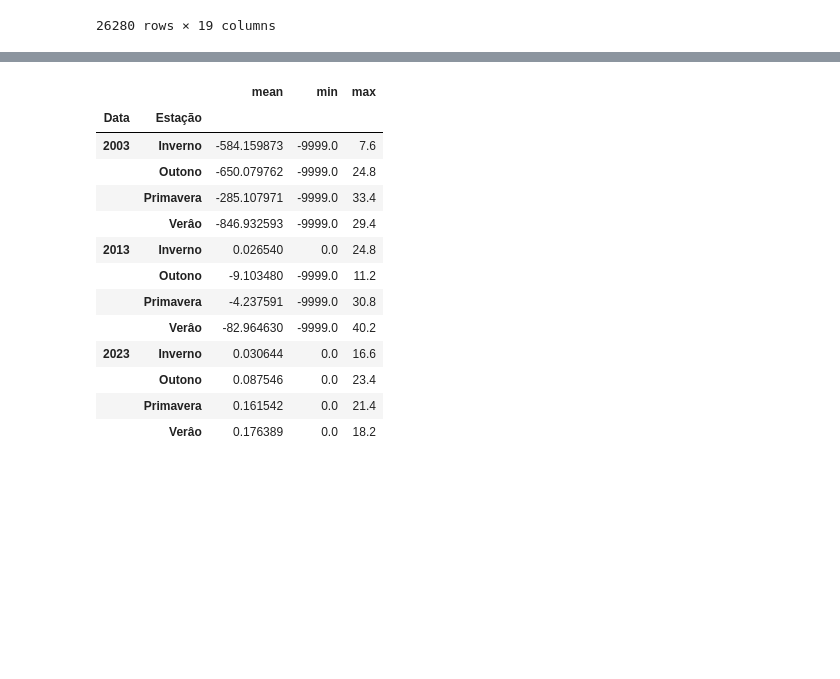
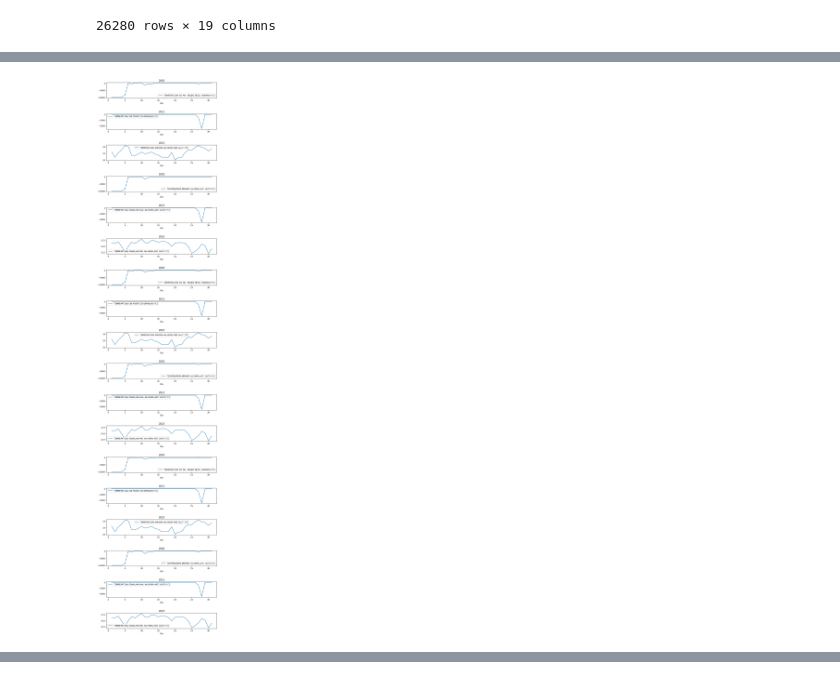
Before and after one commit to AllanaCampos/Python_Basico, a Jupyter notebook: Myllena/P009/P009.ipynb, the cells around one changed output, grey strips where cells are left out. Saved outputs shown, nothing was run; the diff lists cells and outputs as text; code cells hidden in the pictures; blank space fills up the shorter version.

```diff
--- a/Myllena/P009/P009.ipynb
+++ b/Myllena/P009/P009.ipynb
@@ -161,3 +113,14 @@ ndf.groupby(ndf.index.year)["Temperatura"].agg(["mean", "min", "max"])
+# %%
+import numpy as np
+idf = df.loc[df.index.month == 3]
+idf = idf.groupby([idf.index.year, idf.index.day])["Temperatura"].mean()
+idf = idf.loc[:]["Temperatura"]
+fig, axes = plt.subplots(18, 1, figsize=(10, 50))
+for ano, ax, columns in zip(['2003', '2013', '2023']*6, axes, np.concatenate((idf.columns,idf.columns,idf.columns))):
+    idf.loc[ano,][columns].plot(ax=ax, title=ano, legend=True, xlabel="Dia")
+plt.subplots_adjust(wspace=1, hspace=1)
+# %% [output]
+[figure, added]
 # %%
 estacao = ["Verâo" if (1 <= x  <= 3) else x for x in df.index.month]
 estacao = ["Outono" if type(x) != str and (4 <= x  <= 6) else x for x in estacao]
@@ -186,20 +149,3 @@ df
 26280 rows × 19 columns
 # %%
 ano = df.index.get_level_values("Data").year
-# %%
-df.groupby([ano, "Estação"])["PRECIPITAÇÃO TOTAL, HORÁRIO (mm)"].agg(["mean", "min", "max"])
-# %% [output]
-|  |  | mean | min | max |
-| Data | Estação |  |  |  |
-| 2003 | Inverno | -584.159873 | -9999.0 | 7.6 |
-|  | Outono | -650.079762 | -9999.0 | 24.8 |
-|  | Primavera | -285.107971 | -9999.0 | 33.4 |
-|  | Verâo | -846.932593 | -9999.0 | 29.4 |
-| 2013 | Inverno | 0.026540 | 0.0 | 24.8 |
-|  | Outono | -9.103480 | -9999.0 | 11.2 |
-|  | Primavera | -4.237591 | -9999.0 | 30.8 |
-|  | Verâo | -82.964630 | -9999.0 | 40.2 |
-| 2023 | Inverno | 0.030644 | 0.0 | 16.6 |
-|  | Outono | 0.087546 | 0.0 | 23.4 |
-|  | Primavera | 0.161542 | 0.0 | 21.4 |
-|  | Verâo | 0.176389 | 0.0 | 18.2 |
```
Also changed, not shown: parts of 16 cells of this notebook.
